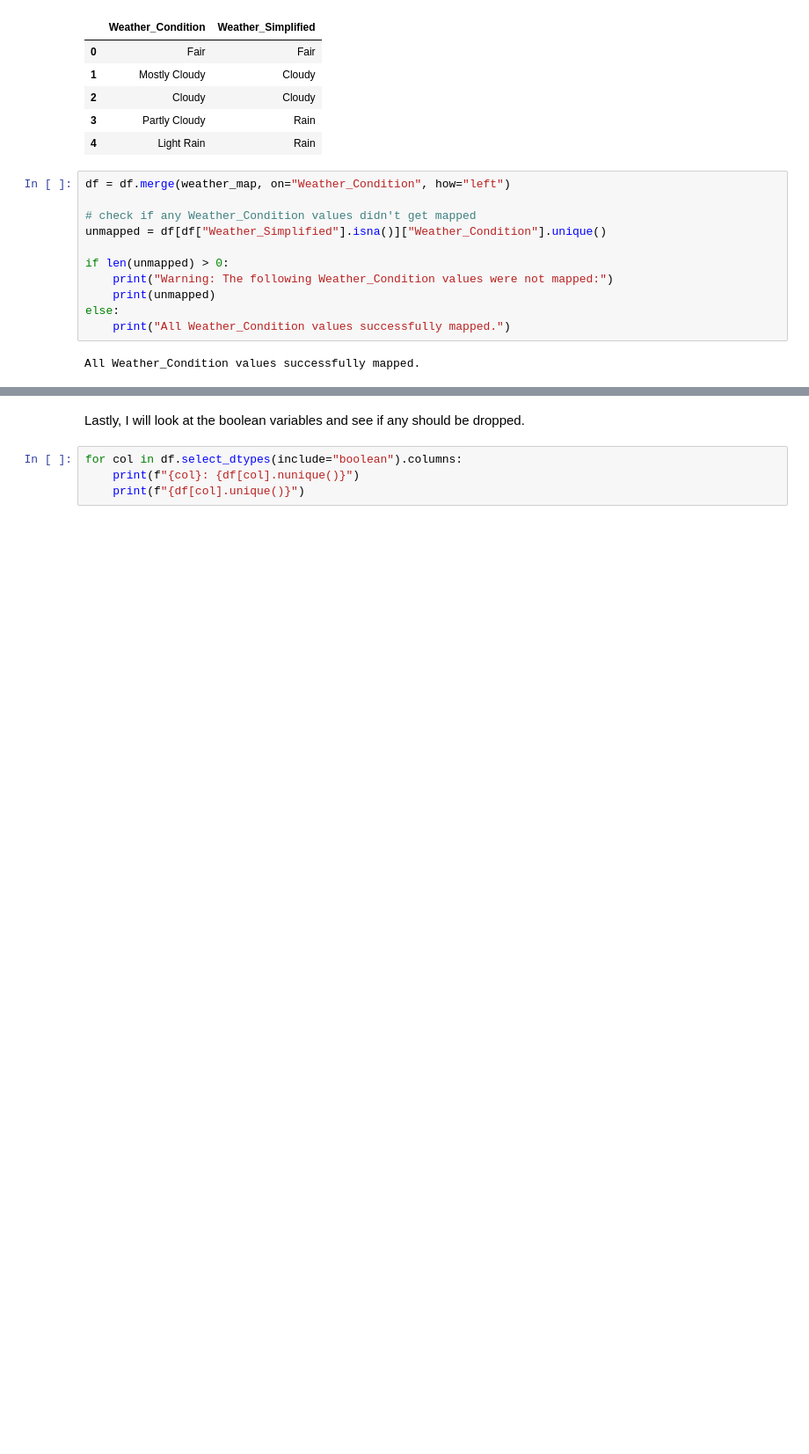
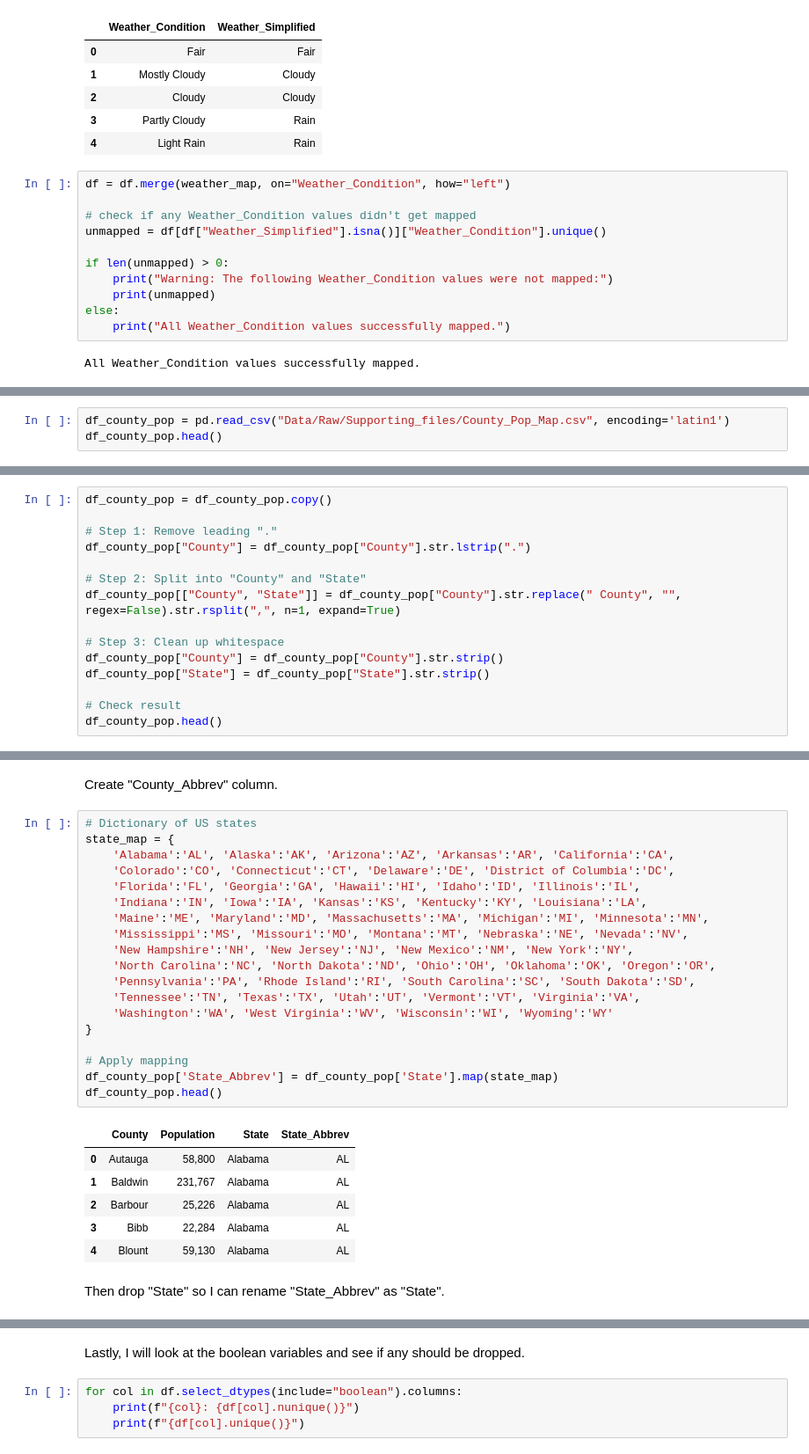
Before and after one commit to Sonya-J00/US_Accidents_ML_Project, a Jupyter notebook: jupyter_notebooks/Feature_Engineering.ipynb, the cells around one changed output, grey strips where cells are left out. Shown: that part at 88% size. Saved outputs shown, nothing was run; the diff lists cells and outputs as text; blank space fills up the shorter version.

```diff
--- a/jupyter_notebooks/Feature_Engineering.ipynb
+++ b/jupyter_notebooks/Feature_Engineering.ipynb
@@ -230,0 +454,3 @@ All Weather_Condition values successfully mapped.
+# %%
+df_county_pop = pd.read_csv("Data/Raw/Supporting_files/County_Pop_Map.csv", encoding='latin1')
+df_county_pop.head()
@@ -230,0 +466,15 @@ All Weather_Condition values successfully mapped.
+# %%
+df_county_pop = df_county_pop.copy()
+
+# Step 1: Remove leading "."
+df_county_pop["County"] = df_county_pop["County"].str.lstrip(".")
+
+# Step 2: Split into "County" and "State"
+df_county_pop[["County", "State"]] = df_county_pop["County"].str.replace(" County", "", regex=False).str.rsplit(",", n=1, expand=True)
+
+# Step 3: Clean up whitespace
+df_county_pop["County"] = df_county_pop["County"].str.strip()
+df_county_pop["State"] = df_county_pop["State"].str.strip()
+
+# Check result
+df_county_pop.head()
@@ -230,0 +488,30 @@ All Weather_Condition values successfully mapped.
+# %% [markdown]
+Create "County_Abbrev" column.
+# %%
+# Dictionary of US states
+state_map = {
+    'Alabama':'AL', 'Alaska':'AK', 'Arizona':'AZ', 'Arkansas':'AR', 'California':'CA',
+    'Colorado':'CO', 'Connecticut':'CT', 'Delaware':'DE', 'District of Columbia':'DC',
+    'Florida':'FL', 'Georgia':'GA', 'Hawaii':'HI', 'Idaho':'ID', 'Illinois':'IL',
+    'Indiana':'IN', 'Iowa':'IA', 'Kansas':'KS', 'Kentucky':'KY', 'Louisiana':'LA',
+    'Maine':'ME', 'Maryland':'MD', 'Massachusetts':'MA', 'Michigan':'MI', 'Minnesota':'MN',
+    'Mississippi':'MS', 'Missouri':'MO', 'Montana':'MT', 'Nebraska':'NE', 'Nevada':'NV',
+    'New Hampshire':'NH', 'New Jersey':'NJ', 'New Mexico':'NM', 'New York':'NY',
+    'North Carolina':'NC', 'North Dakota':'ND', 'Ohio':'OH', 'Oklahoma':'OK', 'Oregon':'OR',
+    'Pennsylvania':'PA', 'Rhode Island':'RI', 'South Carolina':'SC', 'South Dakota':'SD',
+    'Tennessee':'TN', 'Texas':'TX', 'Utah':'UT', 'Vermont':'VT', 'Virginia':'VA',
+    'Washington':'WA', 'West Virginia':'WV', 'Wisconsin':'WI', 'Wyoming':'WY'
+}
+
+# Apply mapping
+df_county_pop['State_Abbrev'] = df_county_pop['State'].map(state_map)
+df_county_pop.head()
+# %% [output]
+|  | County | Population | State | State_Abbrev |
+| 0 | Autauga | 58,800 | Alabama | AL |
+| 1 | Baldwin | 231,767 | Alabama | AL |
+| 2 | Barbour | 25,226 | Alabama | AL |
+| 3 | Bibb | 22,284 | Alabama | AL |
+| 4 | Blount | 59,130 | Alabama | AL |
+# %% [markdown]
+Then drop "State" so I can rename "State_Abbrev" as "State".
```
Also changed, not shown: parts of 47 cells of this notebook, 2 other files.
